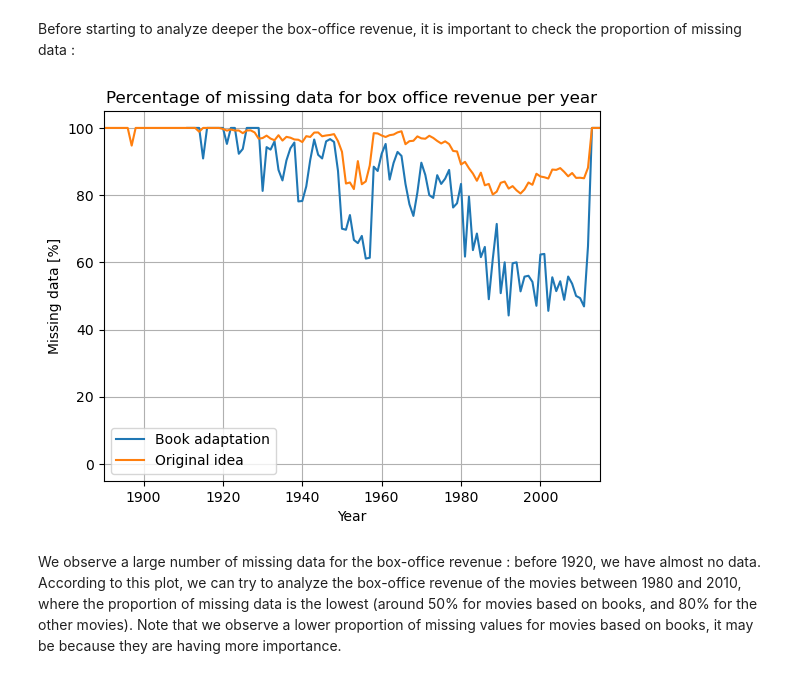
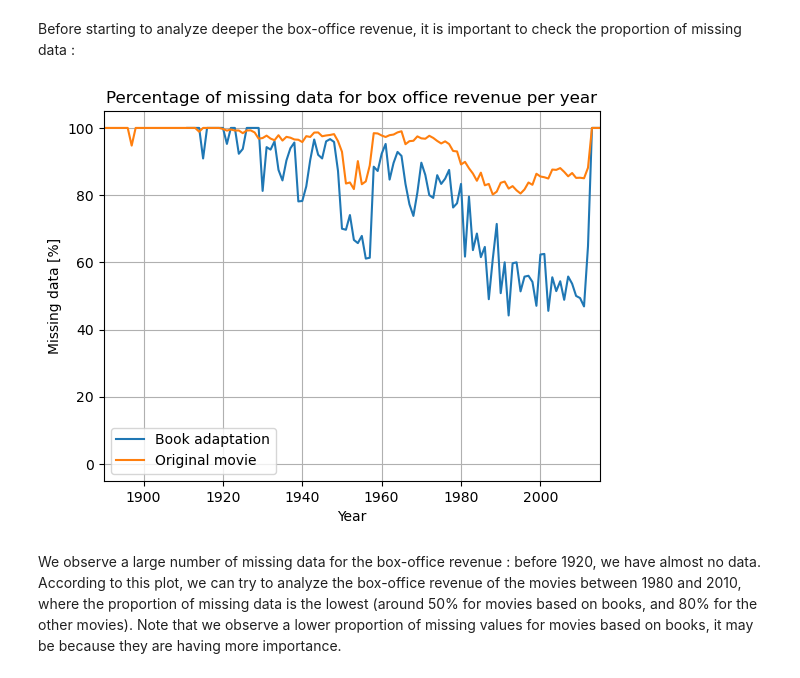
Before and after one commit to epfl-ada/ada-2023-project-team0110, a Jupyter notebook: milestone2.ipynb, the cells around one changed output. Saved outputs shown, nothing was run; the diff lists cells and outputs as text; code cells hidden in the pictures.

```diff
--- a/milestone2.ipynb
+++ b/milestone2.ipynb
@@ -106,19 +106,19 @@ Before starting to analyze deeper the box-office revenue, it is important to che
 # %%
 # Compute proportion of missing values over the years
 missing_revenue_adaptation = movie_merged_df.query('adaptation == True').groupby('movie_release_year')['movie_box_office_revenue'].apply(lambda x: (x.isna().sum()/len(x) * 100))
 missing_revenue_original = movie_merged_df.query('adaptation == False').groupby('movie_release_year')['movie_box_office_revenue'].apply(lambda x: (x.isna().sum()/len(x) * 100))
 
 # Plot
 plt.plot(missing_revenue_adaptation.index, missing_revenue_adaptation.values, label='Book adaptation')
-plt.plot(missing_revenue_original.index, missing_revenue_original.values, label='Original idea')
+plt.plot(missing_revenue_original.index, missing_revenue_original.values, label='Original movie')
 plt.xlabel('Year')
 plt.ylabel('Missing data [%]')
 plt.title('Percentage of missing data for box office revenue per year')
 plt.xlim([1890, 2015])
 plt.legend()
 plt.grid()
 # %% [output]
-[figure, old version]
+[figure, new version]
 # %% [markdown]
 We observe a large number of missing data for the box-office revenue : before 1920, we have almost no data. According to this plot, we can try to analyze the box-office revenue of the movies between 1980 and 2010, where the proportion of missing data is the lowest (around 50% for movies based on books, and 80% for the other movies). Note that we observe a lower proportion of missing values for movies based on books, it may be because they are having more importance.
 # %%
```
Also changed, not shown: parts of 11 cells of this notebook, 2 other files.
